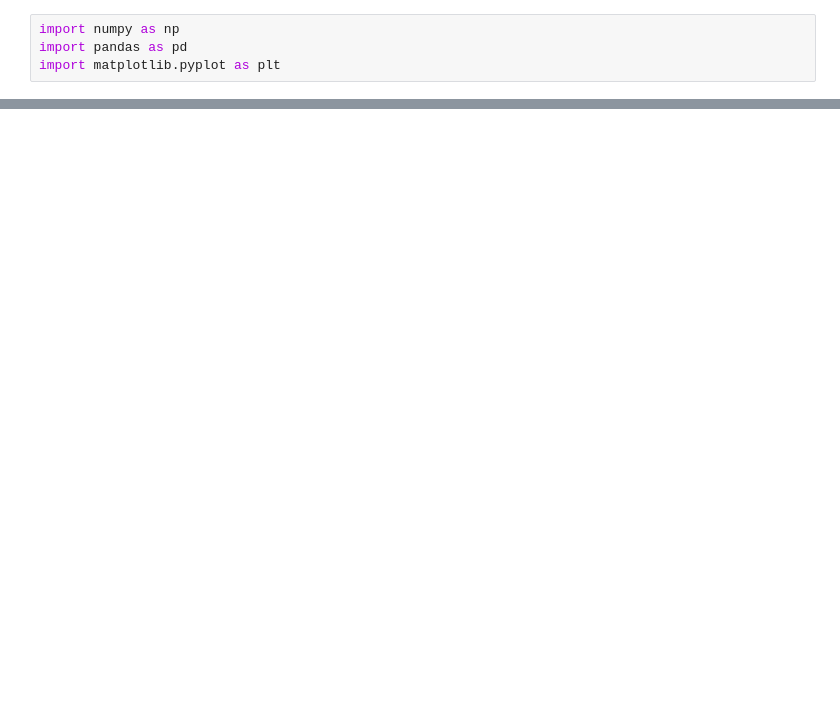
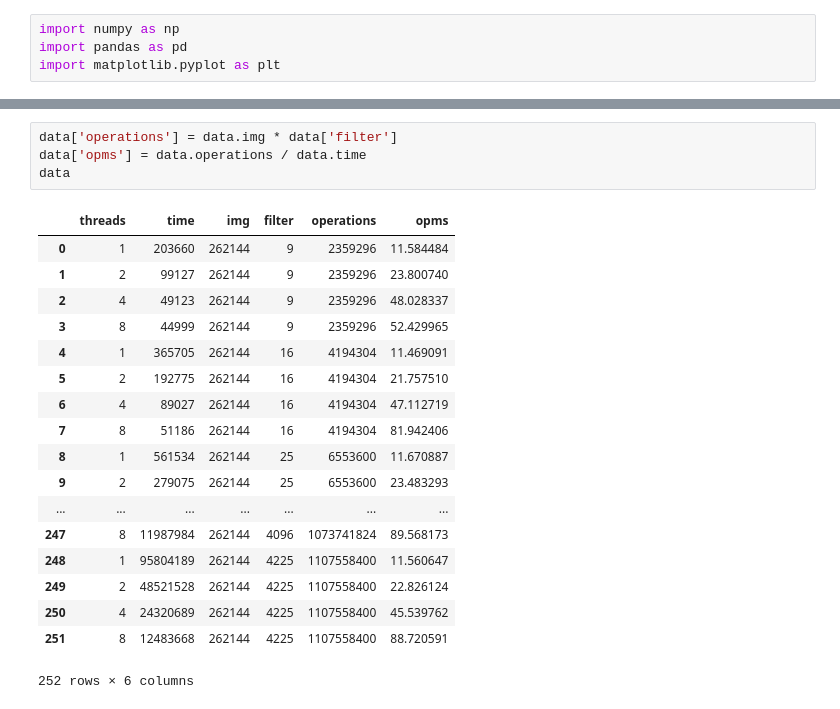
Before and after one commit to wgslr/agh-operating-systems, a Jupyter notebook: lab8/GeislerWojciech/cw08/zad1/Times.ipynb, the cells around one changed output, grey strips where cells are left out. Cells and saved outputs as stored; diff of their text form; blank space fills up the shorter version.

```diff
--- a/lab8/GeislerWojciech/cw08/zad1/Times.ipynb
+++ b/lab8/GeislerWojciech/cw08/zad1/Times.ipynb
@@ -16,0 +38,23 @@ plt.show()
+# %%
+data['operations'] = data.img * data['filter']
+data['opms'] = data.operations / data.time
+data
+# %% [output]
+|  | threads | time | img | filter | operations | opms |
+| 0 | 1 | 203660 | 262144 | 9 | 2359296 | 11.584484 |
+| 1 | 2 | 99127 | 262144 | 9 | 2359296 | 23.800740 |
+| 2 | 4 | 49123 | 262144 | 9 | 2359296 | 48.028337 |
+| 3 | 8 | 44999 | 262144 | 9 | 2359296 | 52.429965 |
+| 4 | 1 | 365705 | 262144 | 16 | 4194304 | 11.469091 |
+| 5 | 2 | 192775 | 262144 | 16 | 4194304 | 21.757510 |
+| 6 | 4 | 89027 | 262144 | 16 | 4194304 | 47.112719 |
+| 7 | 8 | 51186 | 262144 | 16 | 4194304 | 81.942406 |
+| 8 | 1 | 561534 | 262144 | 25 | 6553600 | 11.670887 |
+| 9 | 2 | 279075 | 262144 | 25 | 6553600 | 23.483293 |
+| ... | ... | ... | ... | ... | ... | ... |
+| 247 | 8 | 11987984 | 262144 | 4096 | 1073741824 | 89.568173 |
+| 248 | 1 | 95804189 | 262144 | 4225 | 1107558400 | 11.560647 |
+| 249 | 2 | 48521528 | 262144 | 4225 | 1107558400 | 22.826124 |
+| 250 | 4 | 24320689 | 262144 | 4225 | 1107558400 | 45.539762 |
+| 251 | 8 | 12483668 | 262144 | 4225 | 1107558400 | 88.720591 |
+252 rows × 6 columns
```
Also changed, not shown: parts of 5 cells of this notebook, 1 other file.
